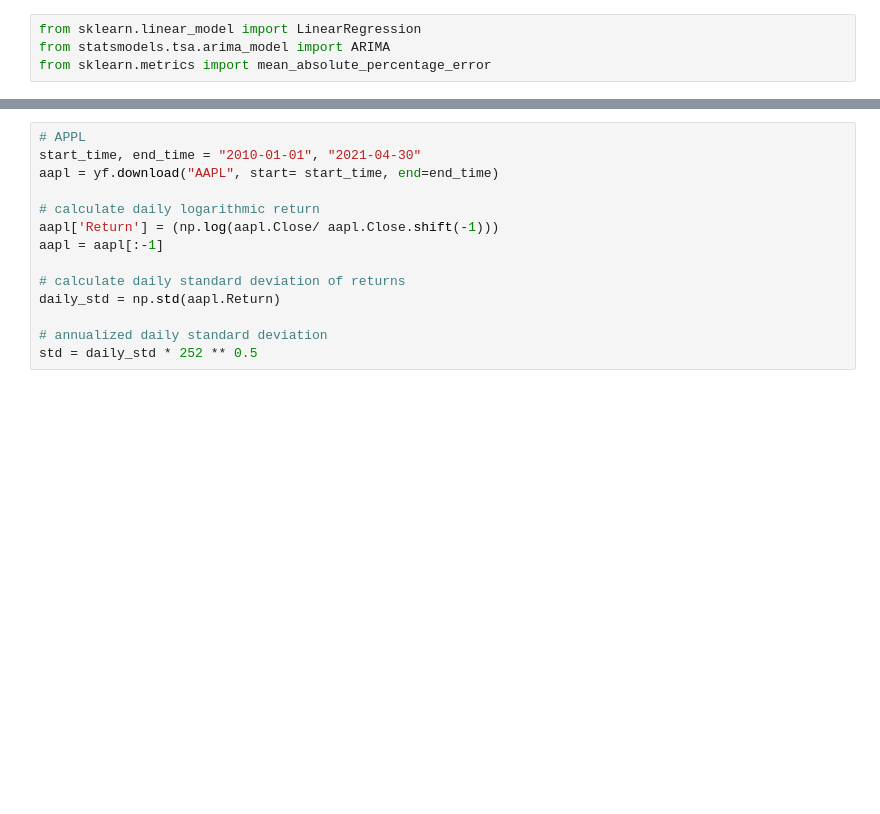
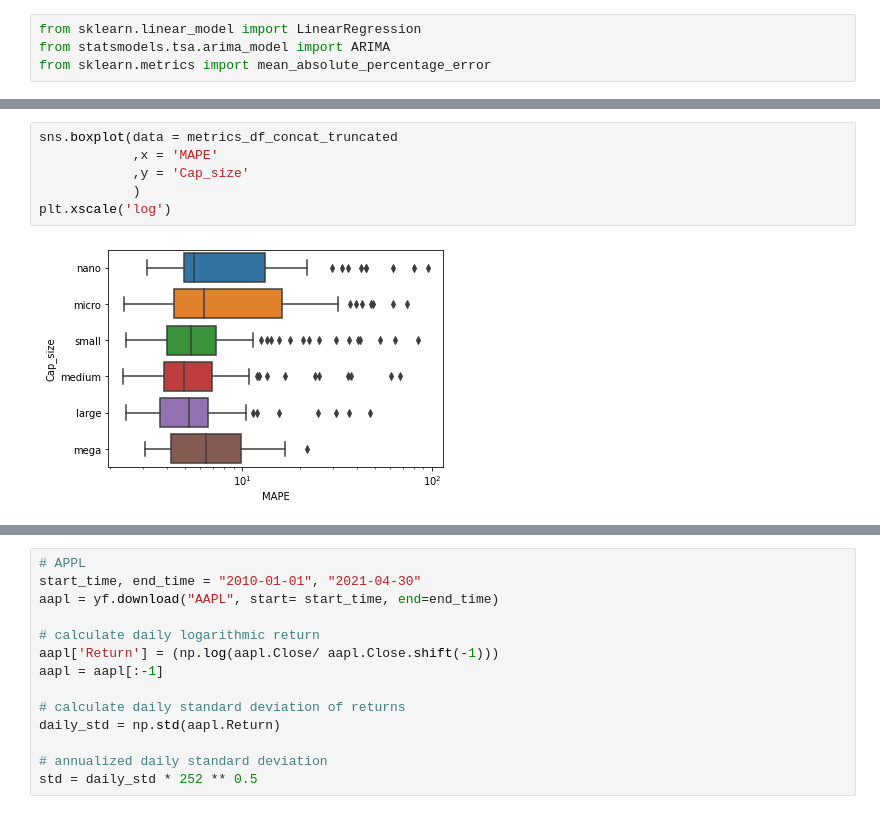
Before and after one commit to yiwen1996/DSGA1018TimeSeries, a Jupyter notebook: ARIMA.ipynb, the cells around one changed output, grey strips where cells are left out. Cells and saved outputs as stored; diff of their text form; blank space fills up the shorter version.

```diff
--- a/ARIMA.ipynb
+++ b/ARIMA.ipynb
@@ -144,0 +216,8 @@ TypeError: 'int' object is not iterable
+# %%
+sns.boxplot(data = metrics_df_concat_truncated
+            ,x = 'MAPE'
+            ,y = 'Cap_size'
+            )
+plt.xscale('log')
+# %% [output]
+[figure, added]
```
Also changed, not shown: parts of 48 cells of this notebook.
